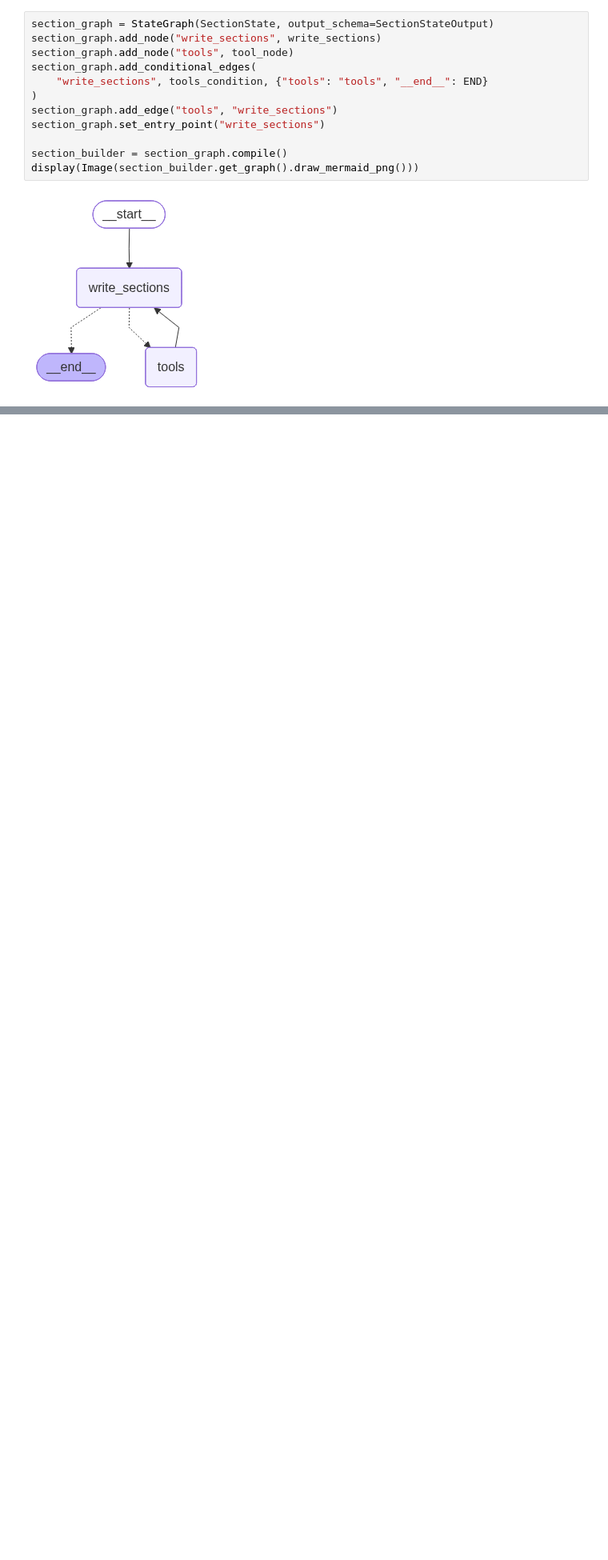
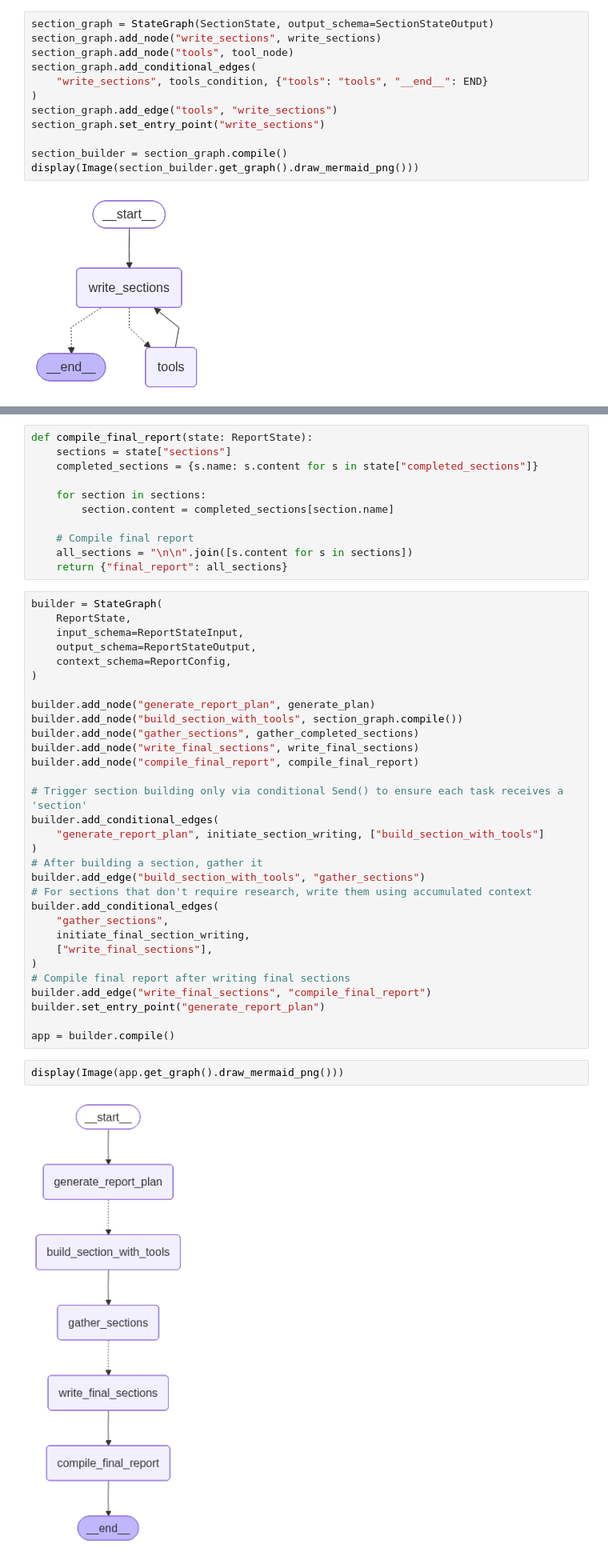
Before and after one commit to Chrisolande/MedReportAI, a Jupyter notebook: iterations.ipynb, the cells around one changed output, grey strips where cells are left out. Shown at 80% size. Saved outputs shown, nothing was run; the diff lists cells and outputs as text; blank space fills up the shorter version.

```diff
--- a/iterations.ipynb
+++ b/iterations.ipynb
@@ -1176,0 +1294,46 @@ The psychological impact on surviving children is equally devastating. Studies c
+# %%
+def compile_final_report(state: ReportState):
+    sections = state["sections"]
+    completed_sections = {s.name: s.content for s in state["completed_sections"]}
+
+    for section in sections:
+        section.content = completed_sections[section.name]
+
+    # Compile final report
+    all_sections = "\n\n".join([s.content for s in sections])
+    return {"final_report": all_sections}
+# %%
+builder = StateGraph(
+    ReportState,
+    input_schema=ReportStateInput,
+    output_schema=ReportStateOutput,
+    context_schema=ReportConfig,
+)
+
+builder.add_node("generate_report_plan", generate_plan)
+builder.add_node("build_section_with_tools", section_graph.compile())
+builder.add_node("gather_sections", gather_completed_sections)
+builder.add_node("write_final_sections", write_final_sections)
+builder.add_node("compile_final_report", compile_final_report)
+
+# Trigger section building only via conditional Send() to ensure each task receives a 'section'
+builder.add_conditional_edges(
+    "generate_report_plan", initiate_section_writing, ["build_section_with_tools"]
+)
+# After building a section, gather it
+builder.add_edge("build_section_with_tools", "gather_sections")
+# For sections that don't require research, write them using accumulated context
+builder.add_conditional_edges(
+    "gather_sections",
+    initiate_final_section_writing,
+    ["write_final_sections"],
+)
+# Compile final report after writing final sections
+builder.add_edge("write_final_sections", "compile_final_report")
+builder.set_entry_point("generate_report_plan")
+
+app = builder.compile()
+# %%
+display(Image(app.get_graph().draw_mermaid_png()))
+# %% [output]
+[figure, added]
```
Also changed, not shown: parts of 29 cells of this notebook, 1 other file.
